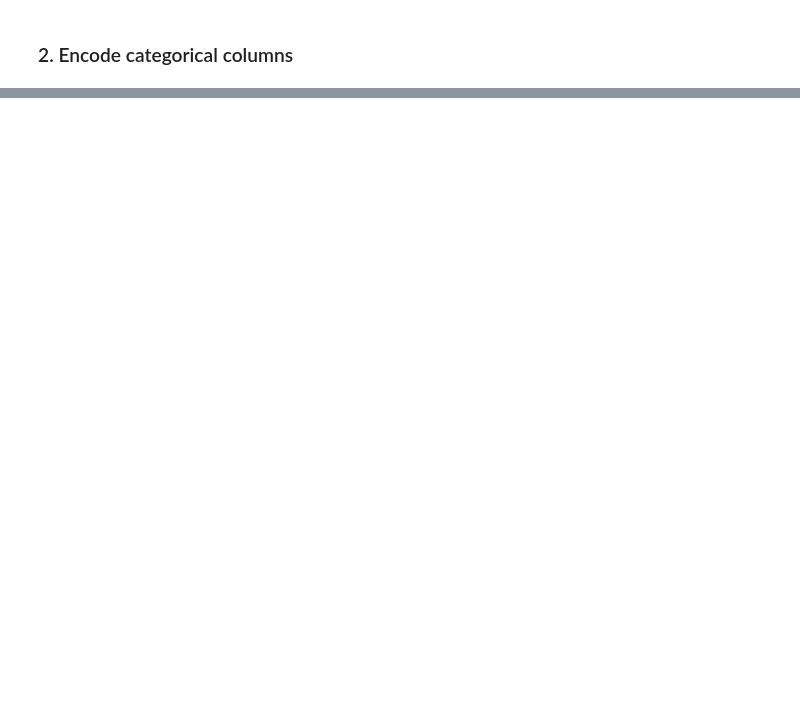
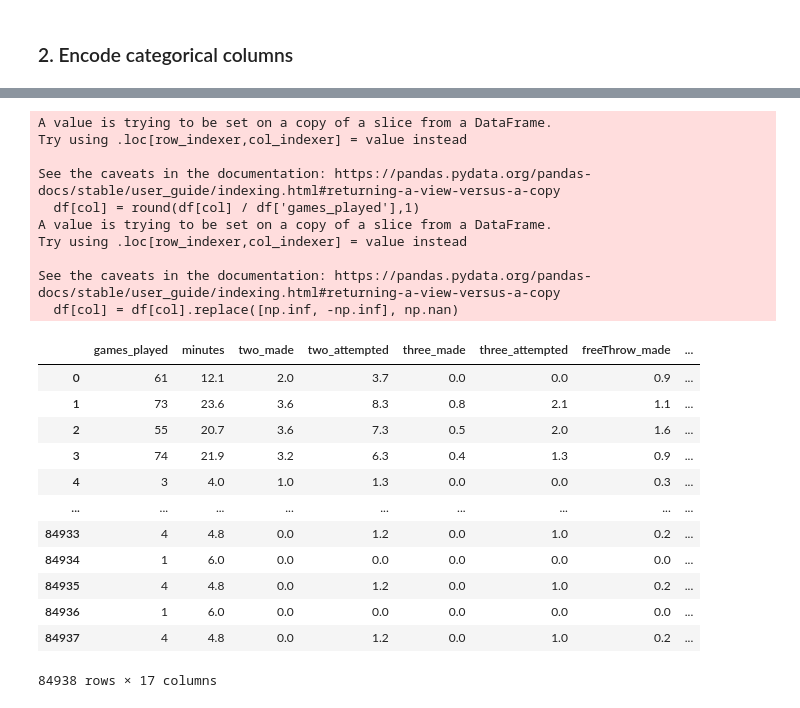
Before and after one commit to ncmoliver/NbaPerformanceFeedbackModel, a Jupyter notebook: analysis.ipynb, the cells around one changed output, grey strips where cells are left out. Cells and saved outputs as stored; diff of their text form; code cells hidden in the pictures; blank space fills up the shorter version.

```diff
--- a/analysis.ipynb
+++ b/analysis.ipynb
@@ -288,0 +157,28 @@ total_production_calculated.head()
+# %%
+# Rename columns to clean dataframe
+renamed_df = encoded_df.rename(columns={
+    'RANK': 'rank',
+    'GP' : 'games_played',
+    'MIN' : 'minutes',
+    'FGM' : 'two_made',
+    'FGA' : 'two_attempted',
+    'FG_PCT' : 'two_percentage',
+    'FG3M' : 'three_made',
+    'FG3A' : 'three_attempted',
+    'FG3_PCT' : 'three_percentage',
+    'FTM' : 'freeThrow_made',
+    'FTA' : 'freeThrow_attempted',
+    'FT_PCT' : 'freeThrow_percentage',
+    'OREB' : 'offensive_reb',
+    'DREB' : 'defensive_reb',
+    'REB' : 'total_rebounds',
+    'AST' : 'assists',
+    'STL' : 'steals',
+    'BLK' : 'blocks',
+    'TOV' : 'turnover',
+    'PF' : 'personal_fouls',
+    'PTS' : 'points',
+    'AST_TOV' : 'assist_turnover',
+    'STL_TOV' : 'steals_turnover',
+})
+renamed_df.head()
@@ -288,0 +206,3 @@ total_production_calculated.head()
+# %%
+columns_to_per_game = renamed_df[['games_played', 'minutes', 'two_made', 'two_attempted', 'three_made', 'three_attempted', 'freeThrow_made', 'freeThrow_attempted', 'offensive_reb', 'defensive_reb', 'total_rebounds', 'assists', 'steals','blocks', 'turnover', 'personal_fouls', 'points']]
+columns_to_per_game.head()
@@ -288,0 +216,27 @@ total_production_calculated.head()
+# %%
+single_game_data = divide_by_games_played(columns_to_per_game)
+single_game_data
+# %% [output]
+A value is trying to be set on a copy of a slice from a DataFrame.
+Try using .loc[row_indexer,col_indexer] = value instead
+
+See the caveats in the documentation: https://pandas.pydata.org/pandas-docs/stable/user_guide/indexing.html#returning-a-view-versus-a-copy
+  df[col] = round(df[col] / df['games_played'],1)
+A value is trying to be set on a copy of a slice from a DataFrame.
+Try using .loc[row_indexer,col_indexer] = value instead
+
+See the caveats in the documentation: https://pandas.pydata.org/pandas-docs/stable/user_guide/indexing.html#returning-a-view-versus-a-copy
+  df[col] = df[col].replace([np.inf, -np.inf], np.nan)
+|  | games_played | minutes | two_made | two_attempted | three_made | three_attempted | freeThrow_made | ... |
+| 0 | 61 | 12.1 | 2.0 | 3.7 | 0.0 | 0.0 | 0.9 | ... |
+| 1 | 73 | 23.6 | 3.6 | 8.3 | 0.8 | 2.1 | 1.1 | ... |
+| 2 | 55 | 20.7 | 3.6 | 7.3 | 0.5 | 2.0 | 1.6 | ... |
+| 3 | 74 | 21.9 | 3.2 | 6.3 | 0.4 | 1.3 | 0.9 | ... |
+| 4 | 3 | 4.0 | 1.0 | 1.3 | 0.0 | 0.0 | 0.3 | ... |
+| ... | ... | ... | ... | ... | ... | ... | ... | ... |
+| 84933 | 4 | 4.8 | 0.0 | 1.2 | 0.0 | 1.0 | 0.2 | ... |
+| 84934 | 1 | 6.0 | 0.0 | 0.0 | 0.0 | 0.0 | 0.0 | ... |
+| 84935 | 4 | 4.8 | 0.0 | 1.2 | 0.0 | 1.0 | 0.2 | ... |
+| 84936 | 1 | 6.0 | 0.0 | 0.0 | 0.0 | 0.0 | 0.0 | ... |
+| 84937 | 4 | 4.8 | 0.0 | 1.2 | 0.0 | 1.0 | 0.2 | ... |
+84938 rows × 17 columns
```
Also changed, not shown: parts of 31 cells of this notebook, 4 other files.
